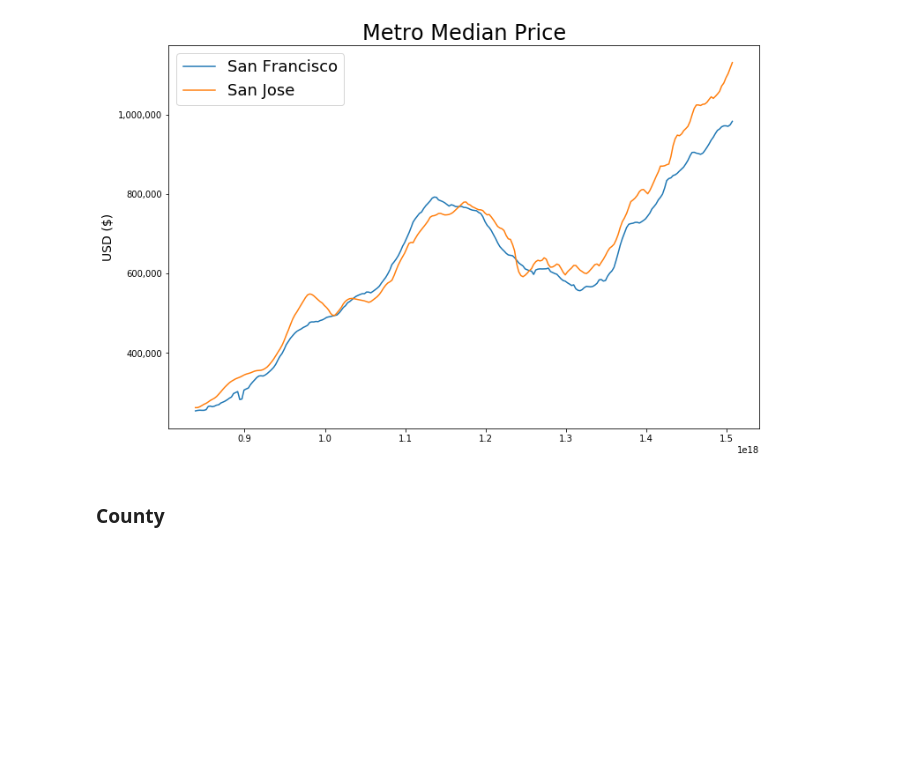
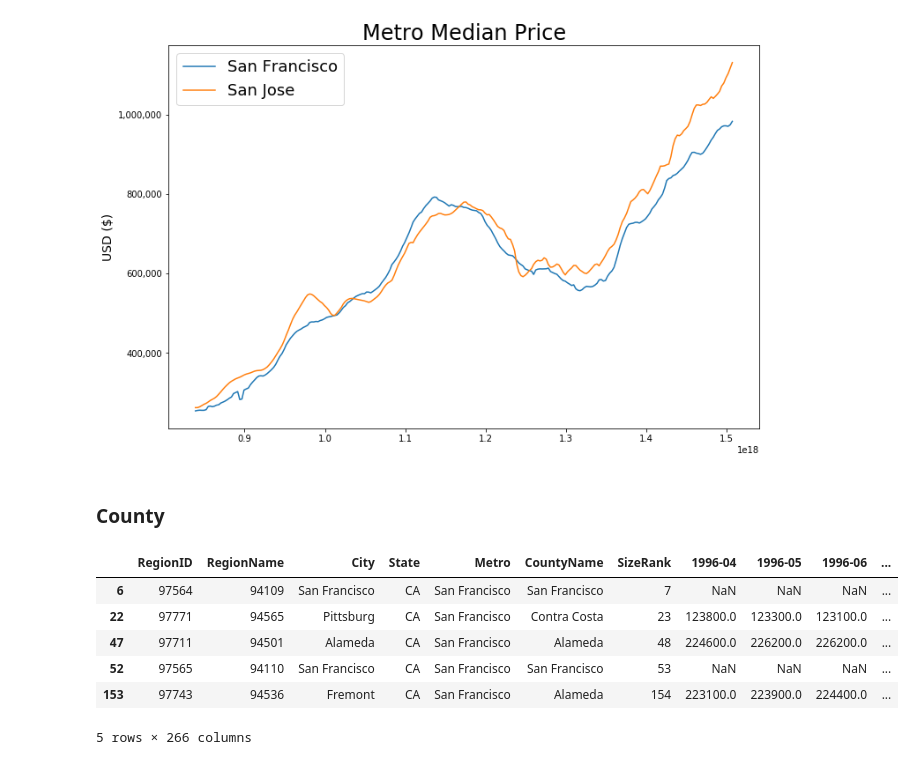
Before and after one commit to sharonsu94/real-estate-analysis, a Jupyter notebook: working.ipynb, the cells around one changed output. Saved outputs shown, nothing was run; the diff lists cells and outputs as text; code cells hidden in the pictures; blank space fills up the shorter version.

```diff
--- a/working.ipynb
+++ b/working.ipynb
@@ -45,3 +56,13 @@ plt.show()
 [figure]
 # %% [markdown]
 ### County
+# %%
+df.head()
+# %% [output]
+|  | RegionID | RegionName | City | State | Metro | CountyName | SizeRank | 1996-04 | 1996-05 | 1996-06 | ... |
+| 6 | 97564 | 94109 | San Francisco | CA | San Francisco | San Francisco | 7 | NaN | NaN | NaN | ... |
+| 22 | 97771 | 94565 | Pittsburg | CA | San Francisco | Contra Costa | 23 | 123800.0 | 123300.0 | 123100.0 | ... |
+| 47 | 97711 | 94501 | Alameda | CA | San Francisco | Alameda | 48 | 224600.0 | 226200.0 | 226200.0 | ... |
+| 52 | 97565 | 94110 | San Francisco | CA | San Francisco | San Francisco | 53 | NaN | NaN | NaN | ... |
+| 153 | 97743 | 94536 | Fremont | CA | San Francisco | Alameda | 154 | 223100.0 | 223900.0 | 224400.0 | ... |
+5 rows × 266 columns
```
Also changed, not shown: parts of 5 cells of this notebook.
